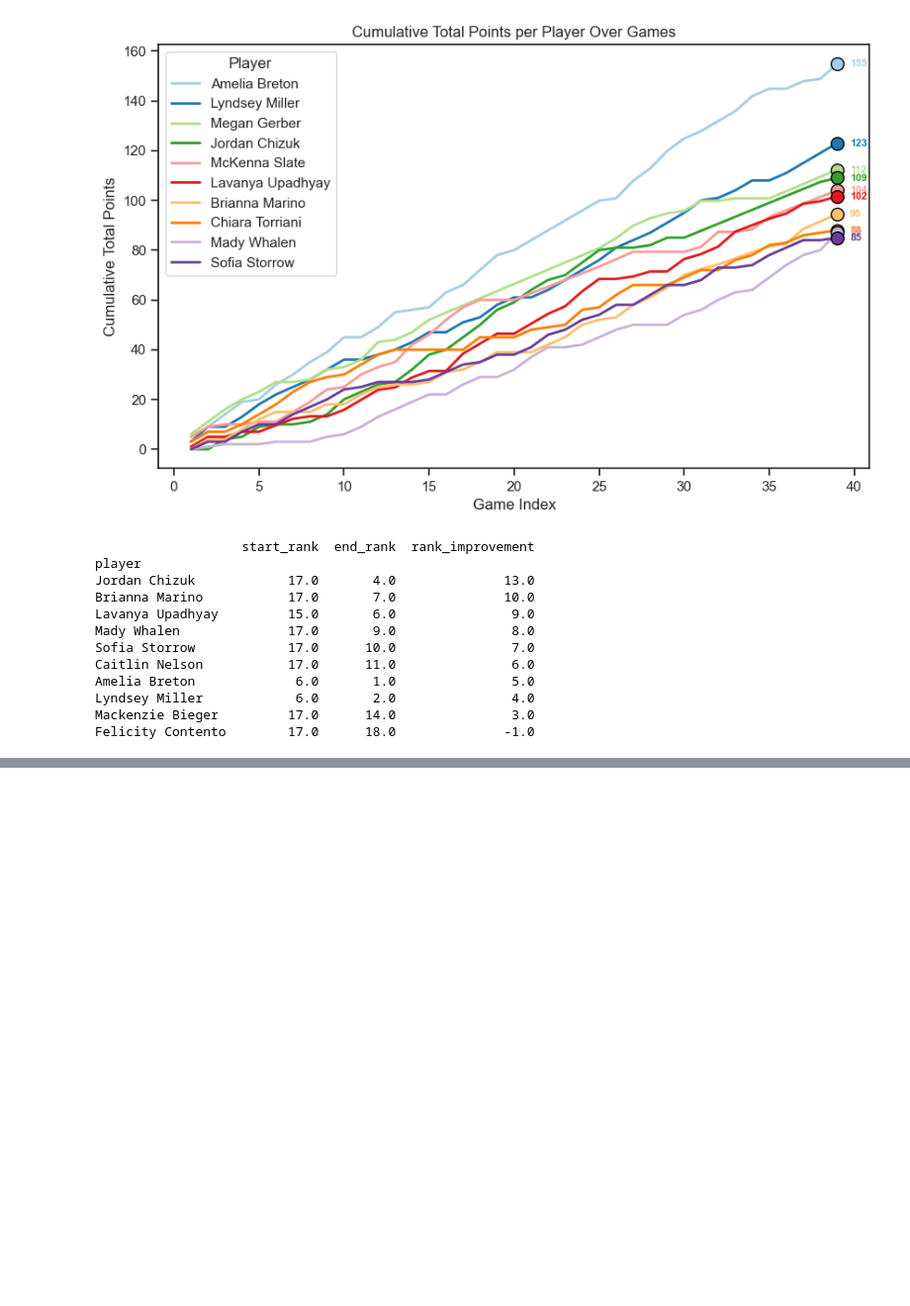
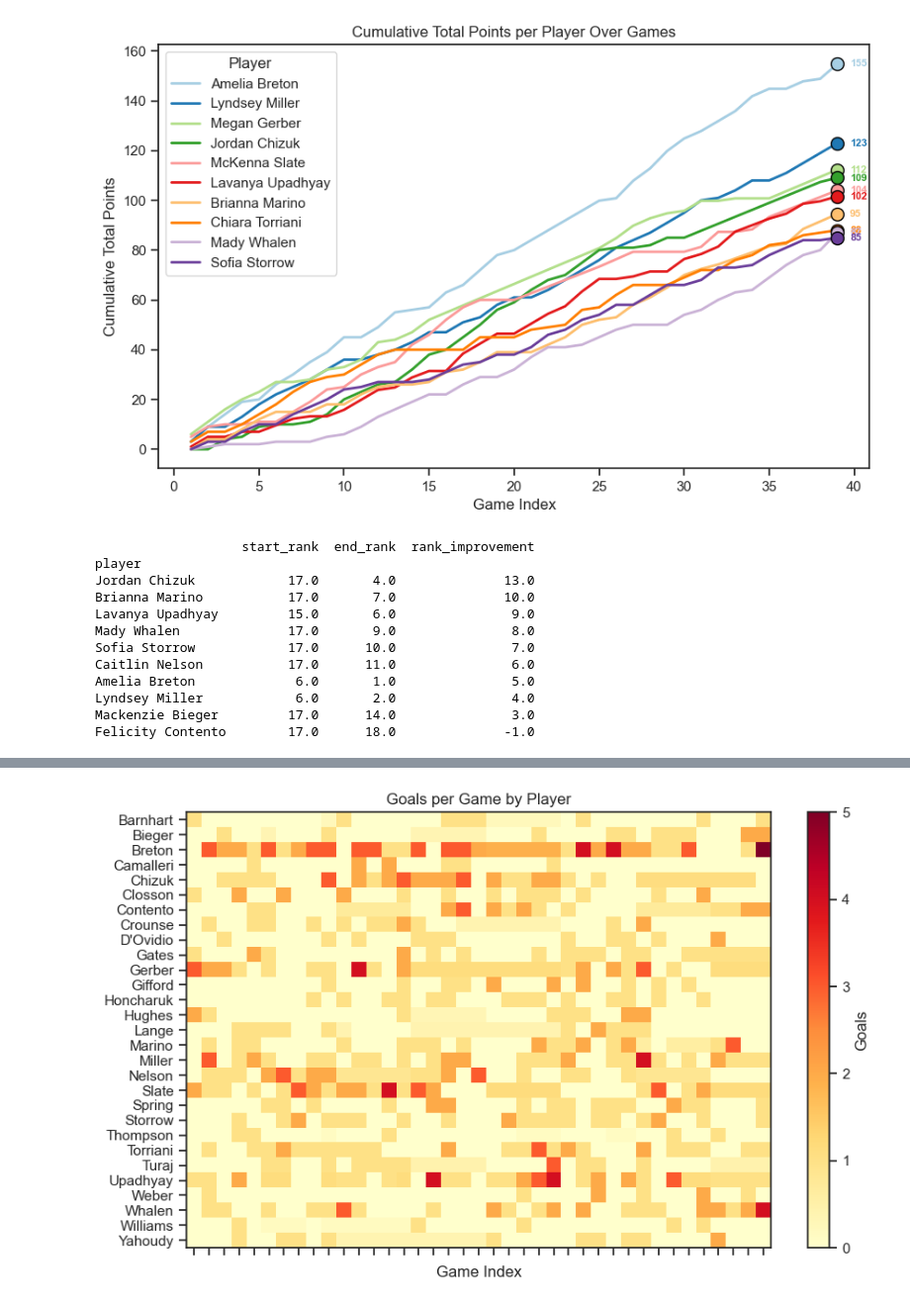
Before and after one commit to kjtwagner/soccer-data-etl, a Jupyter notebook: etl/visualize_soccer_data.ipynb, the cells around one changed output, grey strips where cells are left out. Shown at 99% size. Saved outputs shown, nothing was run; the diff lists cells and outputs as text; code cells hidden in the pictures; blank space fills up the shorter version.

```diff
--- a/etl/visualize_soccer_data.ipynb
+++ b/etl/visualize_soccer_data.ipynb
@@ -168,0 +176,15 @@ plt.show()
+# %%
+heatmap_data = df_game.pivot(index='last', columns='game_index', values='goals')
+heatmap_data = heatmap_data.fillna(0)
+
+plt.figure(figsize=(10, 6))
+plt.imshow(heatmap_data, cmap='YlOrRd', aspect='auto')
+plt.colorbar(label='Goals')
+
+plt.xticks(ticks=np.arange(len(heatmap_data.columns)), labels='')
+plt.yticks(ticks=np.arange(len(heatmap_data.index)), labels=heatmap_data.index)
+plt.xlabel('Game Index')
+#plt.ylabel('Player')
+plt.title('Goals per Game by Player');
+# %% [output]
+[figure, added]
```
Also changed, not shown: parts of 2 cells of this notebook.
